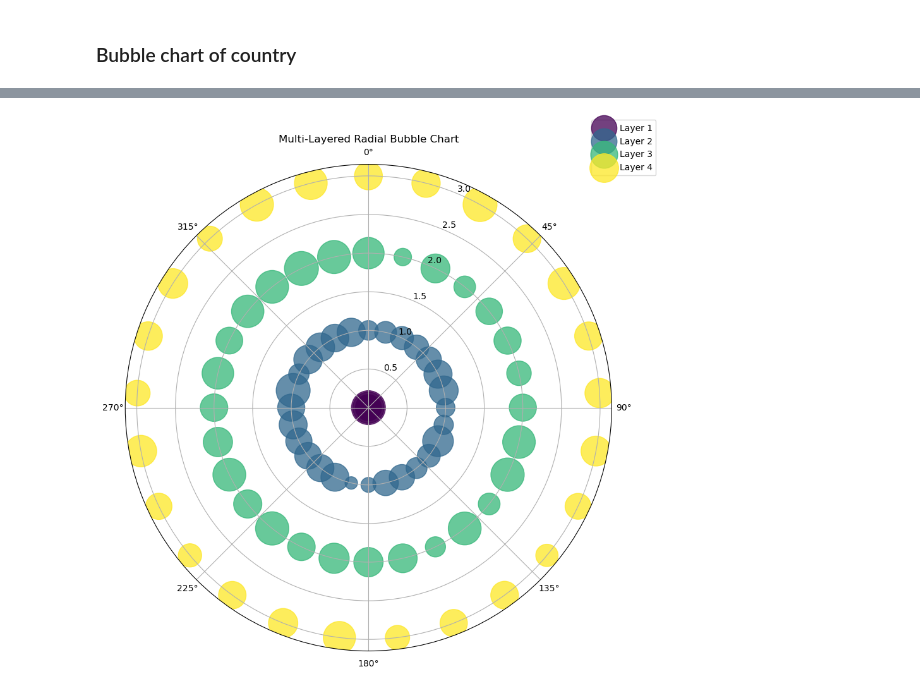
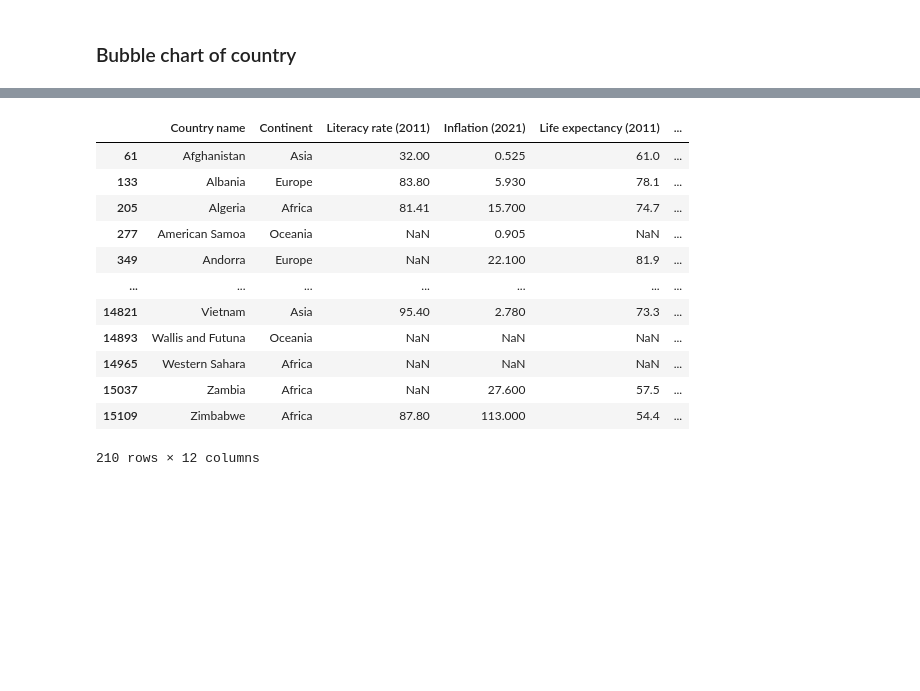
Before and after one commit to Kimballa05/DataVisGlobalWarming, a Jupyter notebook: Faisal_final project_exploratory notebook.ipynb, the cells around one changed output, grey strips where cells are left out. Drawn from its saved outputs; the diff is of its cells as text; code cells hidden in the pictures; blank space fills up the shorter version.

```diff
--- a/Faisal_final project_exploratory notebook.ipynb
+++ b/Faisal_final project_exploratory notebook.ipynb
@@ -410,50 +493,19 @@ combined = chart + text_chart
 combined
 # %% [output]
 [interactive output not drawn]
-# %%
-import matplotlib.pyplot as plt
-import numpy as np
-import pandas as pd
-
-def create_radial_bubble_chart(data, layer_column, bubble_size_column, num_layers=4, max_bubble_size=1500):
-    # Set up the polar plot
-    plt.figure(figsize=(10, 10))
-    ax = plt.subplot(111, polar=True)
-    ax.set_theta_direction(-1)
-    ax.set_theta_zero_location('N')
-
-    # Get unique layers
-    layers = sorted(data[layer_column].unique())
-
-    # Define color palette
-    colors = plt.cm.viridis(np.linspace(0, 1, num_layers))
-
-    # Iterate through layers
-    for i, layer in enumerate(layers):
-        # Filter data for the layer
-        layer_data = data[data[layer_column] == layer]
-
-        # Convert categories to angles
-        angles = np.linspace(0, 2 * np.pi, len(layer_data), endpoint=False).tolist()
-
-        # The life expectancy will determine the size of the bubbles
-        sizes = layer_data[bubble_size_column].apply(lambda x: x / max(layer_data[bubble_size_column]) * max_bubble_size)
-
-        # Plot each bubble
-        ax.scatter(angles, [i]*len(layer_data), s=sizes, color=colors[i], alpha=0.75, label=f'Layer {i+1}')
-
-    # Add legend and labels
-    ax.legend(loc='upper right', bbox_to_anchor=(1.1, 1.1))
-    plt.title('Multi-Layered Radial Bubble Chart')
-    plt.show()
-
-
-
-# Divide the literacy rate into 4 sections
-bins = pd.qcut(other_data_sorted['Literacy rate (2011)'], 4, labels=False)
-other_data_sorted['Literacy Rate Bin'] = bins
-
-# Create the multi-layered radial bubble chart
-create_radial_bubble_chart(other_data_sorted, 'Literacy Rate Bin', 'Increased life expectancy')
-# %% [output]
-[figure, removed]
+# %%
+merged_df_1
+# %% [output]
+|  | Country name | Continent | Literacy rate (2011) | Inflation (2021) | Life expectancy (2011) | ... |
+| 61 | Afghanistan | Asia | 32.00 | 0.525 | 61.0 | ... |
+| 133 | Albania | Europe | 83.80 | 5.930 | 78.1 | ... |
+| 205 | Algeria | Africa | 81.41 | 15.700 | 74.7 | ... |
+| 277 | American Samoa | Oceania | NaN | 0.905 | NaN | ... |
+| 349 | Andorra | Europe | NaN | 22.100 | 81.9 | ... |
+| ... | ... | ... | ... | ... | ... | ... |
+| 14821 | Vietnam | Asia | 95.40 | 2.780 | 73.3 | ... |
+| 14893 | Wallis and Futuna | Oceania | NaN | NaN | NaN | ... |
+| 14965 | Western Sahara | Africa | NaN | NaN | NaN | ... |
+| 15037 | Zambia | Africa | NaN | 27.600 | 57.5 | ... |
+| 15109 | Zimbabwe | Africa | 87.80 | 113.000 | 54.4 | ... |
+210 rows × 12 columns
```
Also changed, not shown: parts of 4 cells of this notebook, 1 other file.
